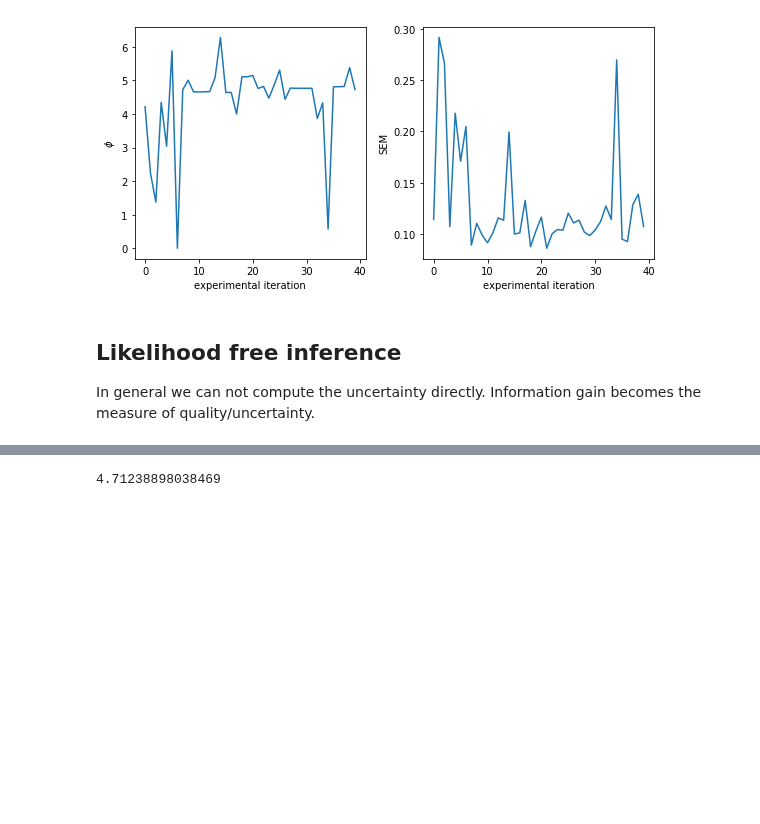
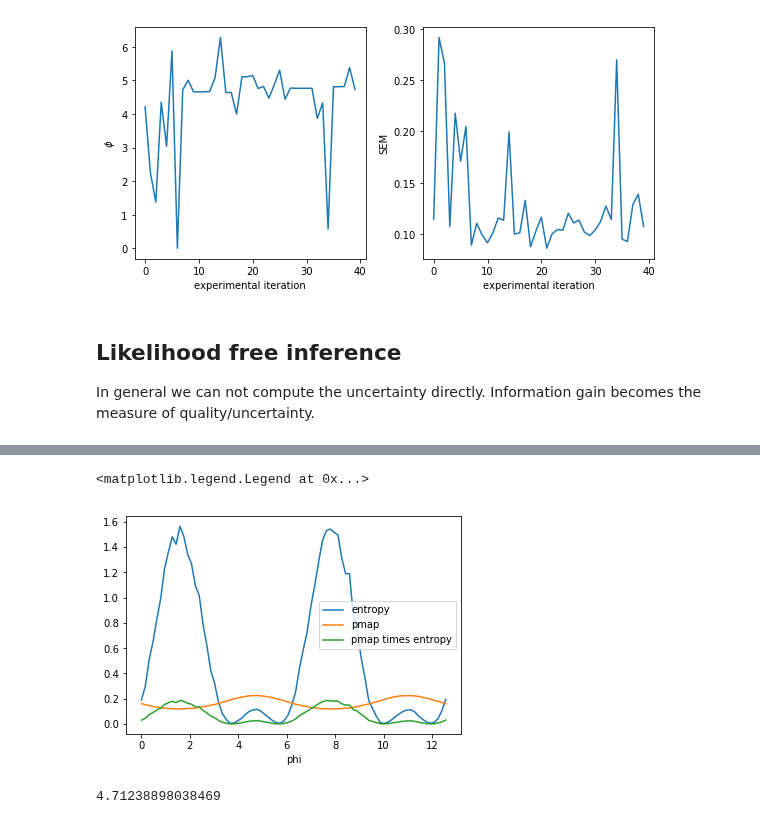
Before and after one commit to cranmer/active_sciencing, a Jupyter notebook: simple.ipynb, the cells around one changed output, grey strips where cells are left out. Drawn from its saved outputs; the diff is of its cells as text; code cells hidden in the pictures; blank space fills up the shorter version.

```diff
--- a/simple.ipynb
+++ b/simple.ipynb
@@ -149,3 +151,22 @@ plt.legend(loc='best')
+# %%
+datas = simulator(3.1, 5.7, n_samples=10000)
+d1 = Distribution(datas)
+
+phis = np.linspace(0, 4*np.pi, 80)
+entropies = [entropy(Distribution(simulator(3.1, phi, n_samples=10000)).probabilities,
+                     d1.probabilities)
+             for phi in phis]
+plt.plot(phis, entropies, label='entropy')
+
+pmap_ = [pmap(datas, np.mean(datas), phi) for phi in phis]
+pmap_times_entropy = [pmap_[i] * entropies[i] for i in range(len(phis))]
+plt.plot(phis, pmap_, label='pmap')
+plt.plot(phis, pmap_times_entropy, label='pmap times entropy')
+plt.xlabel('phi')
+plt.legend(loc='best')
+# %% [output]
+<matplotlib.legend.Legend at 0x...>
+[figure, added]
 # %%
 1.5*np.pi
 # %% [output]
```
Also changed, not shown: parts of 5 cells of this notebook.
